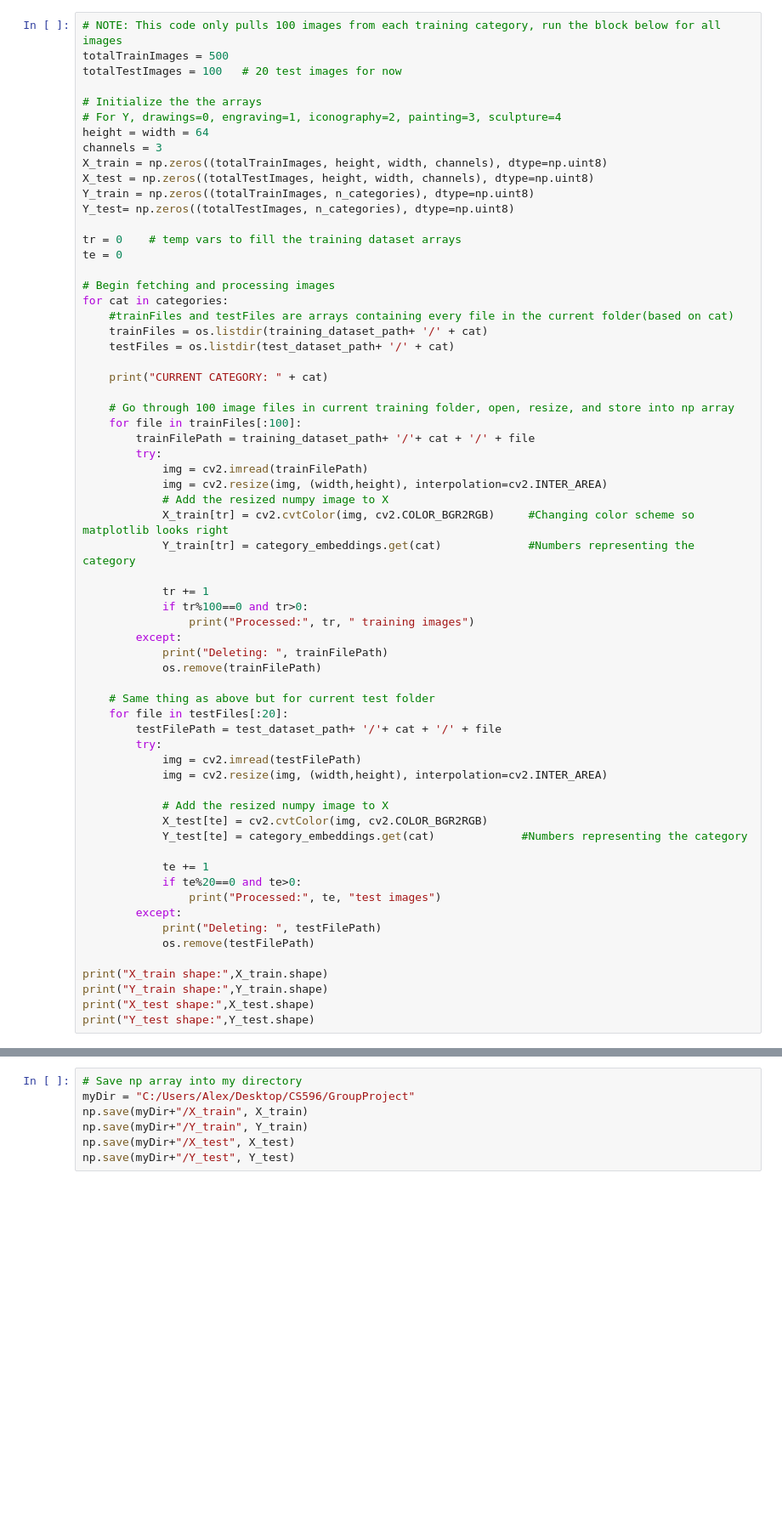
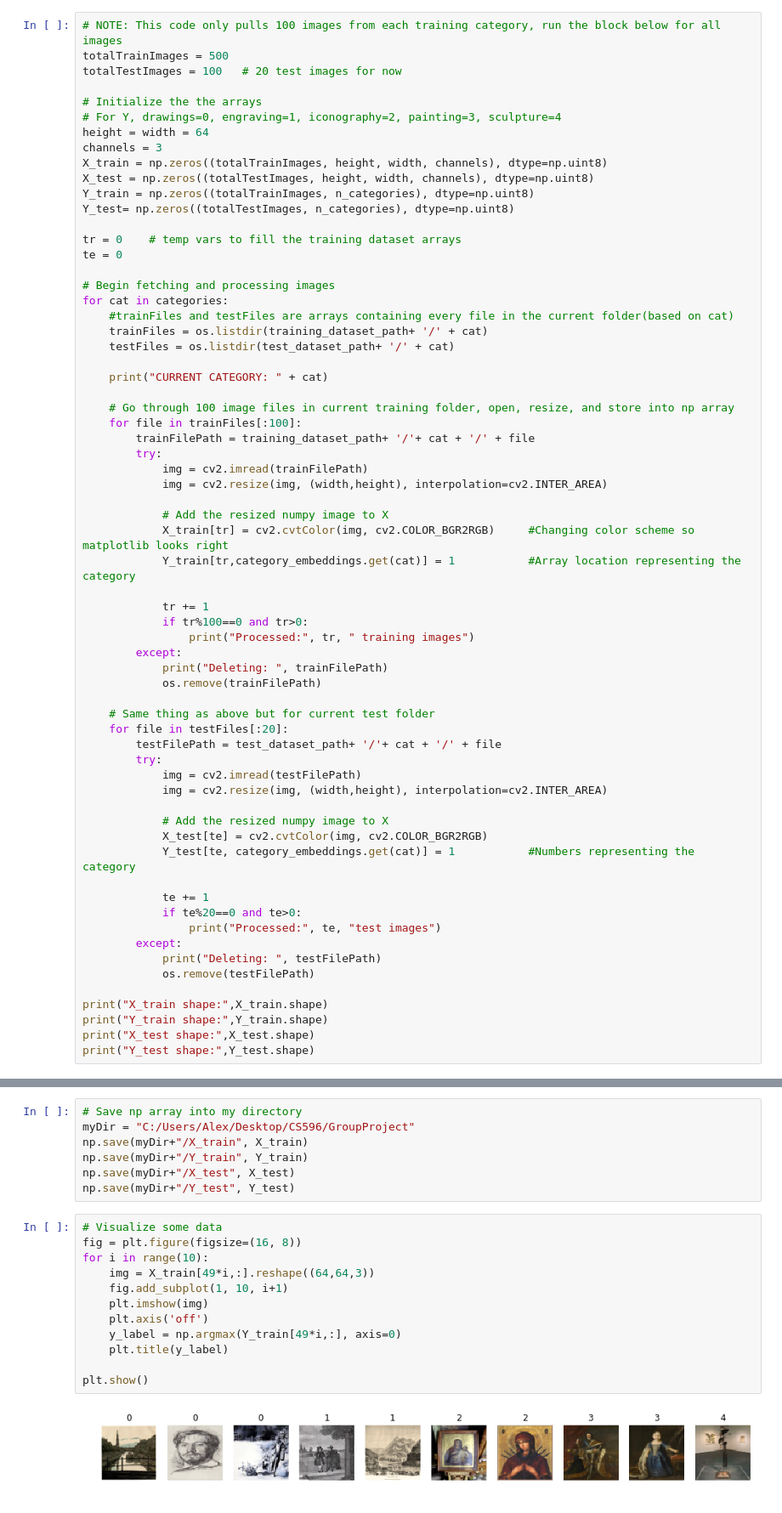
Before and after one commit to andrewlevandowski/ArtRecognitionCNN, a Jupyter notebook: dataPreprocess.ipynb, the cells around one changed output, grey strips where cells are left out. Shown: that part at 85% size. Drawn from its saved outputs; the diff is of its cells as text; blank space fills up the shorter version.

```diff
--- a/dataPreprocess.ipynb
+++ b/dataPreprocess.ipynb
@@ -50,9 +50,10 @@ for cat in categories:
         try:
             img = cv2.imread(trainFilePath)
             img = cv2.resize(img, (width,height), interpolation=cv2.INTER_AREA)
+
             # Add the resized numpy image to X
             X_train[tr] = cv2.cvtColor(img, cv2.COLOR_BGR2RGB)     #Changing color scheme so matplotlib looks right
-            Y_train[tr] = category_embeddings.get(cat)             #Numbers representing the category
+            Y_train[tr,category_embeddings.get(cat)] = 1           #Array location representing the category
 
             tr += 1
             if tr%100==0 and tr>0:
@@ -70,7 +71,7 @@ for cat in categories:
 
             # Add the resized numpy image to X
             X_test[te] = cv2.cvtColor(img, cv2.COLOR_BGR2RGB)
-            Y_test[te] = category_embeddings.get(cat)             #Numbers representing the category
+            Y_test[te, category_embeddings.get(cat)] = 1           #Numbers representing the category
 
             te += 1
             if te%20==0 and te>0:
@@ -110,6 +111,20 @@ np.save(myDir+"/X_train", X_train)
 np.save(myDir+"/Y_train", Y_train)
 np.save(myDir+"/X_test", X_test)
 np.save(myDir+"/Y_test", Y_test)
+# %%
+# Visualize some data
+fig = plt.figure(figsize=(16, 8))
+for i in range(10):
+    img = X_train[49*i,:].reshape((64,64,3))
+    fig.add_subplot(1, 10, i+1)
+    plt.imshow(img)
+    plt.axis('off')
+    y_label = np.argmax(Y_train[49*i,:], axis=0)
+    plt.title(y_label)
+
+plt.show()
+# %% [output]
+[figure, added]
 # %%
 # THIS CODE BLOCK RUNS THROUGH EVERY IMAGE, DO NOT RUN
 # Pull images from directory and store in respective np arrays (X_train, X_test, Y_train, Y_test)
```
Also changed, not shown: 2 other files.
